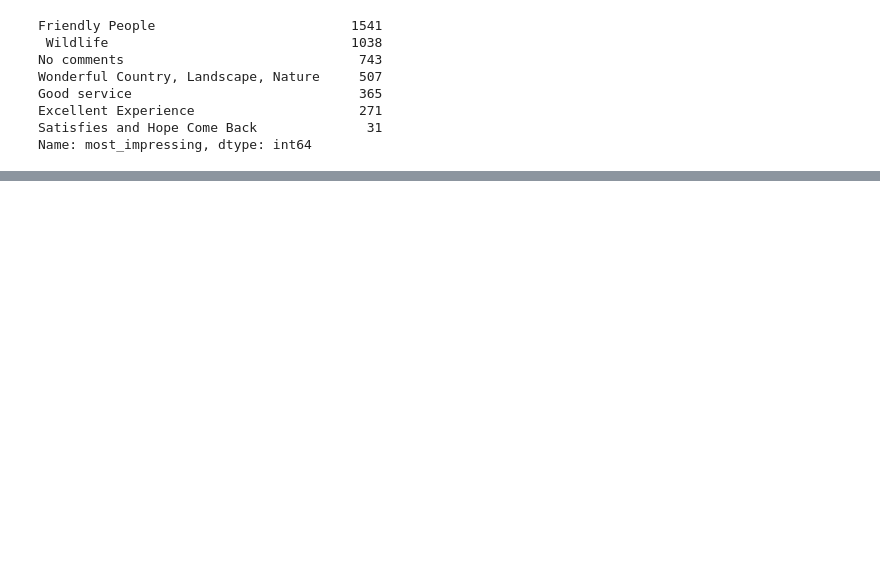
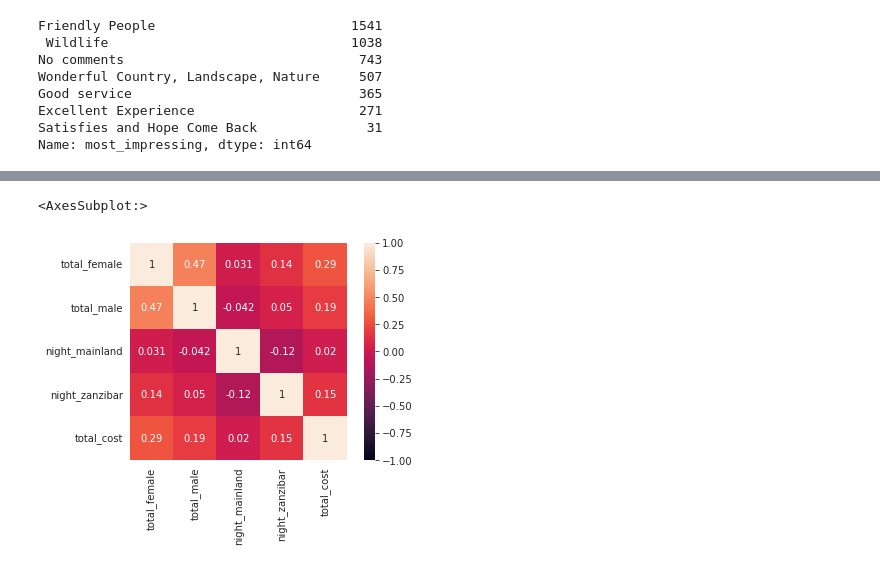
Before and after one commit to innocent-charles/TanzaTour-AI, a Jupyter notebook: Tazatep dataset/TanzaTourAI.ipynb, the cells around one changed output, grey strips where cells are left out. Drawn from its saved outputs; the diff is of its cells as text; code cells hidden in the pictures; blank space fills up the shorter version.

```diff
--- a/Tazatep dataset/TanzaTourAI.ipynb
+++ b/Tazatep dataset/TanzaTourAI.ipynb
@@ -183,0 +152,5 @@ sns.boxplot(x='most_impressing',y="total_cost",data=train)
+# %%
+sns.heatmap(train.corr(),annot=True,square=True,vmax=1,vmin=-1)
+# %% [output]
+<AxesSubplot:>
+[figure, added]
```
Also changed, not shown: parts of 17 cells of this notebook.
